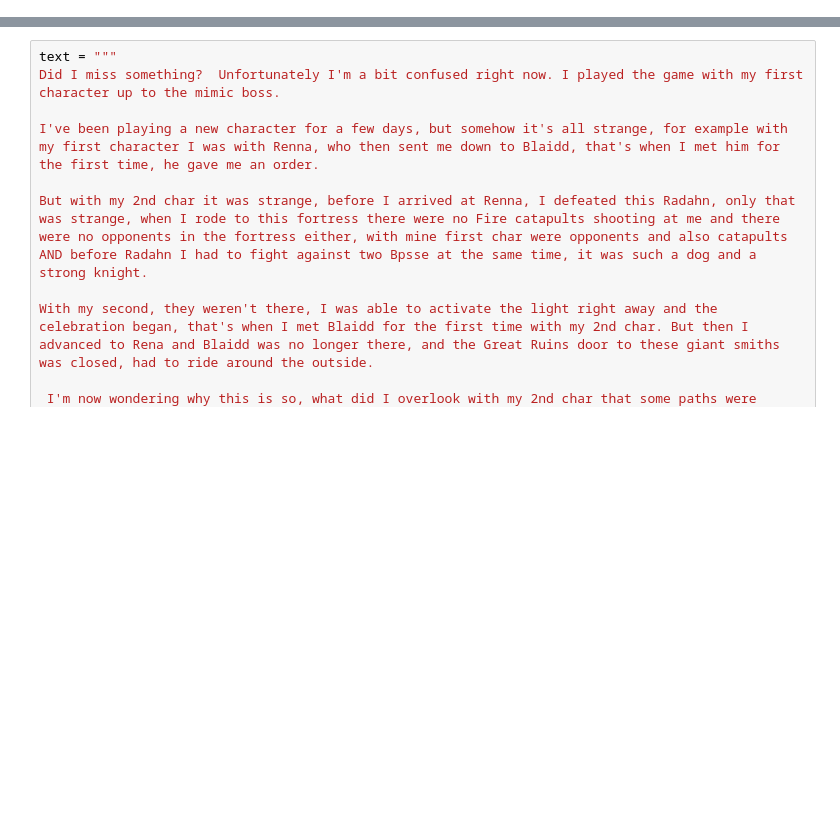
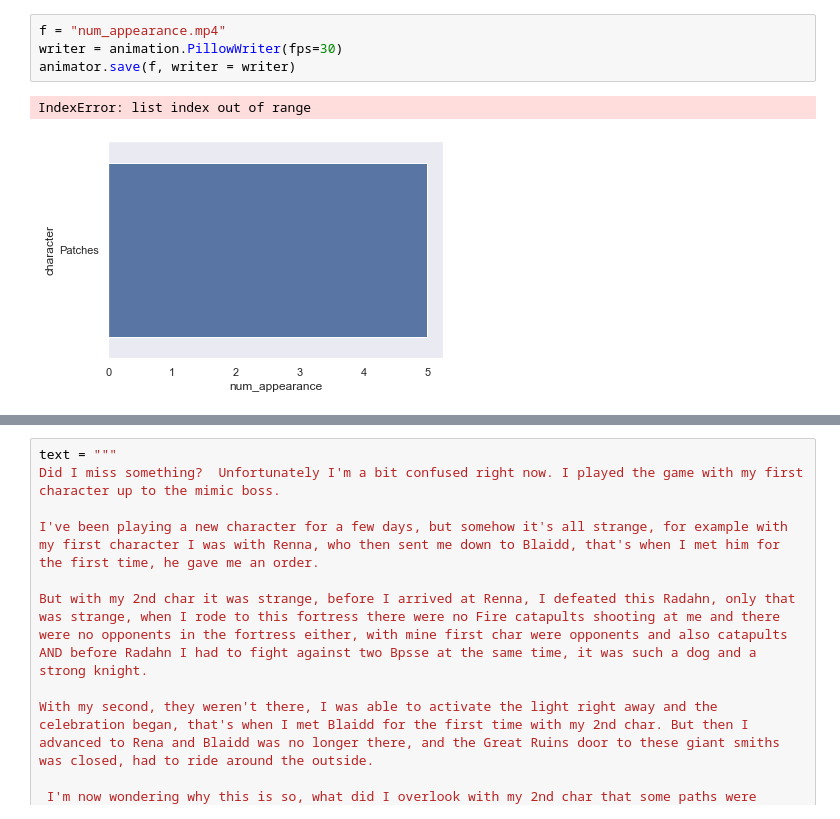
Before and after one commit to NeoJersey/analysis-of-r-eldenring, a Jupyter notebook: Analysis.ipynb, the cells around one changed output, grey strips where cells are left out. Saved outputs shown, nothing was run; the diff lists cells and outputs as text; blank space fills up the shorter version.

```diff
--- a/Analysis.ipynb
+++ b/Analysis.ipynb
@@ -102,0 +279,7 @@ KeyboardInterrupt:
+# %%
+f = "num_appearance.mp4"
+writer = animation.PillowWriter(fps=30)
+animator.save(f, writer = writer)
+# %% [output]
+IndexError: list index out of range
+[figure, added]
```
Also changed, not shown: parts of 28 cells of this notebook, 1 other file.
